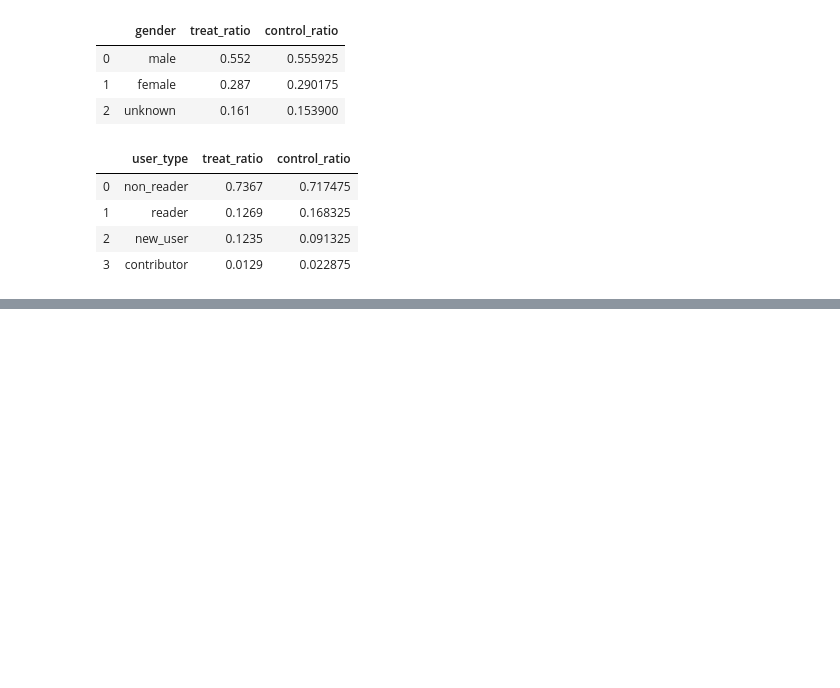
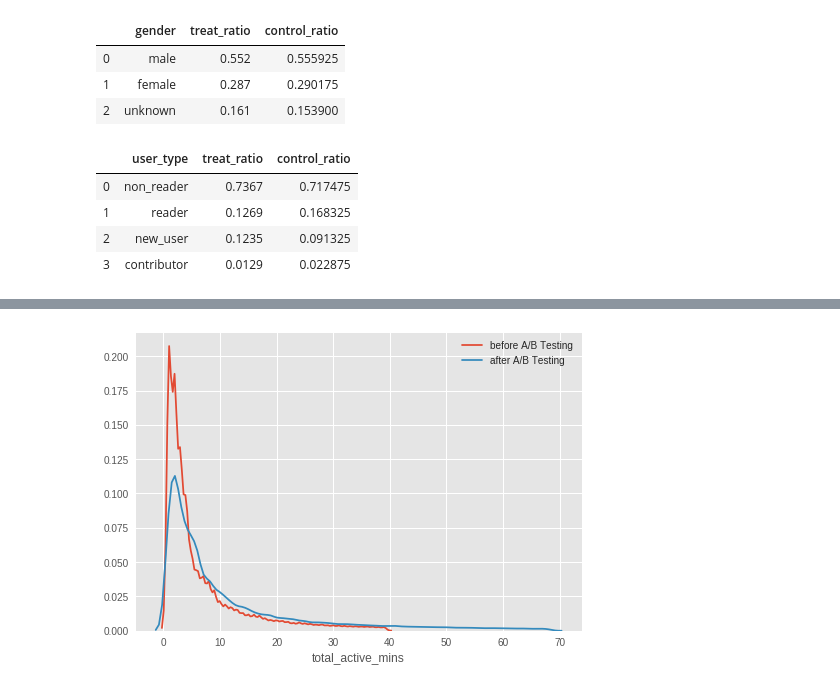
Before and after one commit to sagnikrana/Quora-Data-Challenge, a Jupyter notebook: QuoraDataScienceChallenge.ipynb, the cells around one changed output, grey strips where cells are left out. Drawn from its saved outputs; the diff is of its cells as text; code cells hidden in the pictures; blank space fills up the shorter version.

```diff
--- a/QuoraDataScienceChallenge.ipynb
+++ b/QuoraDataScienceChallenge.ipynb
@@ -220,0 +257,5 @@ user_type_comparision.drop(columns = ['count_treat_user_type','count_control_use
+# %%
+before_AB_control   = t3_user_active_min_pre[t3_user_active_min_pre['uid'].isin(common_control_uid)]
+before_AB_treatment = t3_user_active_min_pre[t3_user_active_min_pre['uid'].isin(common_treatment_uid)]
+after_AB_control    = t1_user_active_min[t1_user_active_min['uid'].isin(common_control_uid)]
+after_AB_treatment  = t1_user_active_min[t1_user_active_min['uid'].isin(common_treatment_uid)]
@@ -220,0 +271,11 @@ user_type_comparision.drop(columns = ['count_treat_user_type','count_control_use
+# %%
+before_AB_control_base_table   = pd.merge(before_AB_control,var_gen_ageinquora, how = "inner", on = "uid")
+before_AB_treatment_base_table = pd.merge(before_AB_treatment,var_gen_ageinquora, how = "inner", on = "uid")
+after_AB_control_base_table    = pd.merge(after_AB_control,var_gen_ageinquora, how = "inner", on = "uid")
+after_AB_treatment_base_table  = pd.merge(after_AB_treatment,var_gen_ageinquora, how = "inner", on = "uid")
+# %%
+before_AB_control_base_table.rename(columns = {"dt_x":"date","dt_y":"AB_Date"}, inplace = True)
+before_AB_treatment_base_table.rename(columns = {"dt_x":"date","dt_y":"AB_Date"}, inplace = True)
+after_AB_control_base_table.rename(columns = {"dt_x":"date","dt_y":"AB_Date"}, inplace = True)
+after_AB_treatment_base_table.rename(columns = {"dt_x":"date","dt_y":"AB_Date"}, inplace = True)
+before_AB_control_base_table.head()
@@ -220,0 +353,3 @@ user_type_comparision.drop(columns = ['count_treat_user_type','count_control_use
+# %%
+before_AB_treatment_base_table_noout = before_AB_treatment_base_table[before_AB_treatment_base_table.active_mins < np.percentile(before_AB_treatment_base_table.active_mins,92)]
+after_AB_treatment_base_table_noout = after_AB_treatment_base_table[after_AB_treatment_base_table.active_mins < np.percentile(after_AB_treatment_base_table.active_mins,92)]
@@ -220,0 +365,5 @@ user_type_comparision.drop(columns = ['count_treat_user_type','count_control_use
+# %%
+build_dist(before_AB_treatment_base_table_noout,after_AB_treatment_base_table_noout,
+           "active_mins","active_mins","total_active_mins")
+# %% [output]
+[figure, added]
```
Also changed, not shown: parts of 34 cells of this notebook.
